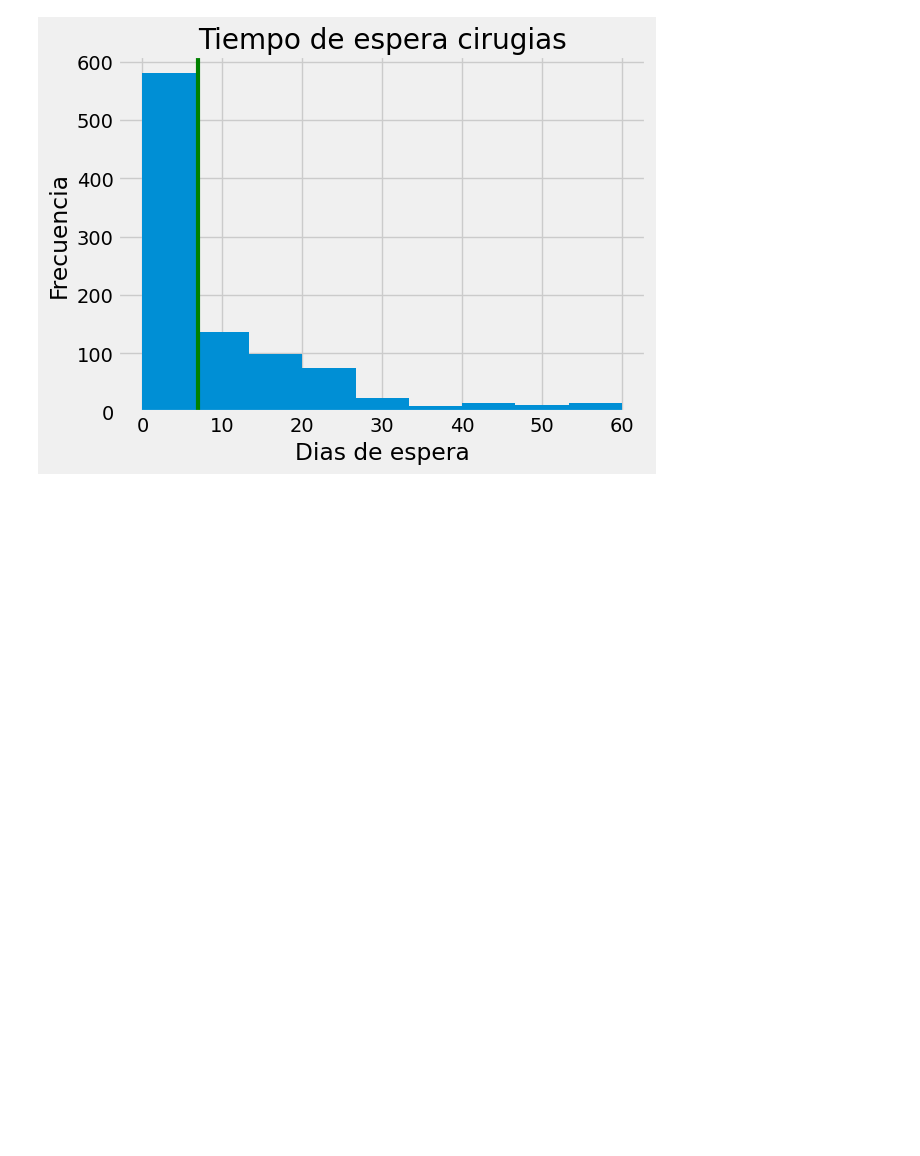
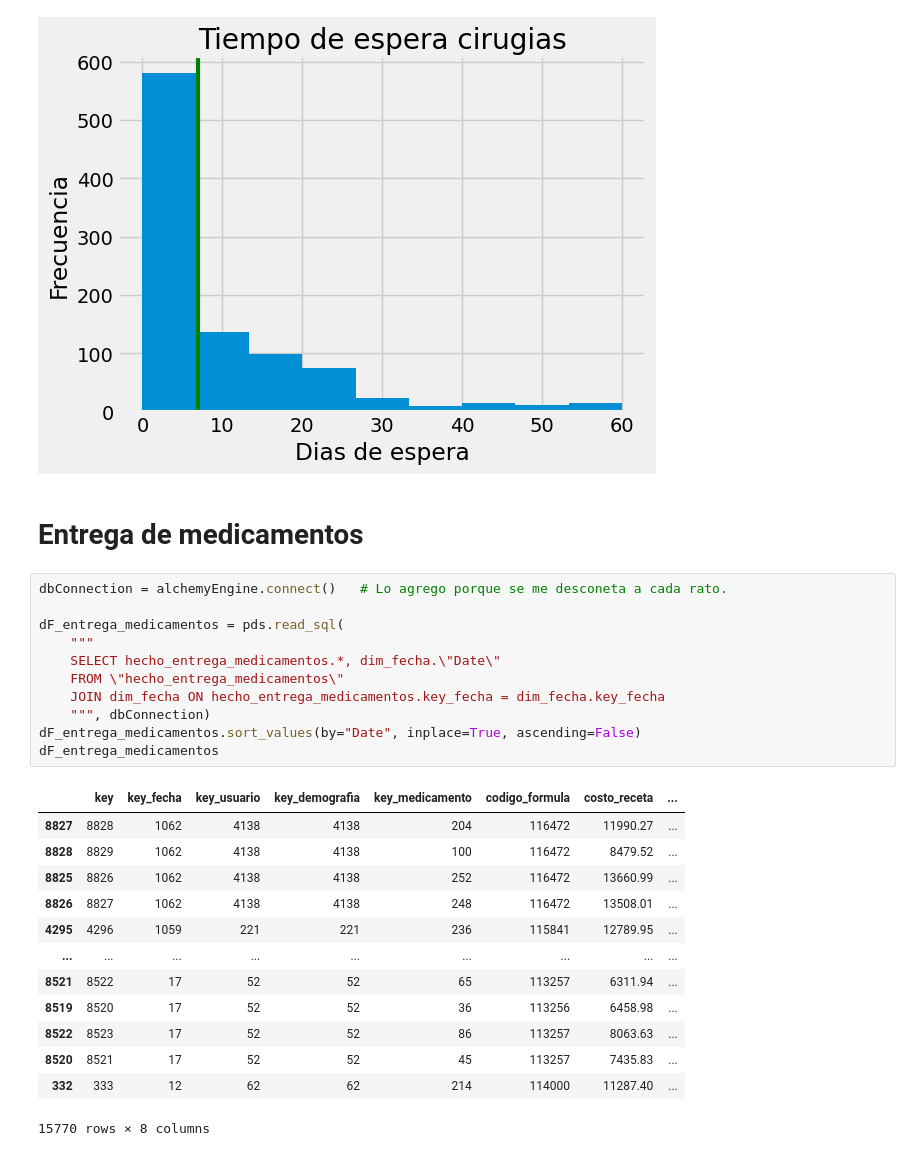
Before and after one commit to Jujo2040751/Proyecto-DataScience, a Jupyter notebook: proy.ipynb, the cells around one changed output. Cells and saved outputs as stored; diff of their text form; blank space fills up the shorter version.

```diff
--- a/proy.ipynb
+++ b/proy.ipynb
@@ -108,3 +108,30 @@ plt.grid(True)
 plt.show()
 # %% [output]
 [figure]
+# %% [markdown]
+# Entrega de medicamentos
+# %%
+dbConnection = alchemyEngine.connect()   # Lo agrego porque se me desconeta a cada rato.
+
+dF_entrega_medicamentos = pds.read_sql(
+    """
+    SELECT hecho_entrega_medicamentos.*, dim_fecha.\"Date\"
+    FROM \"hecho_entrega_medicamentos\"
+    JOIN dim_fecha ON hecho_entrega_medicamentos.key_fecha = dim_fecha.key_fecha
+    """, dbConnection)
+dF_entrega_medicamentos.sort_values(by="Date", inplace=True, ascending=False)
+dF_entrega_medicamentos
+# %% [output]
+|  | key | key_fecha | key_usuario | key_demografia | key_medicamento | codigo_formula | costo_receta | ... |
+| 8827 | 8828 | 1062 | 4138 | 4138 | 204 | 116472 | 11990.27 | ... |
+| 8828 | 8829 | 1062 | 4138 | 4138 | 100 | 116472 | 8479.52 | ... |
+| 8825 | 8826 | 1062 | 4138 | 4138 | 252 | 116472 | 13660.99 | ... |
+| 8826 | 8827 | 1062 | 4138 | 4138 | 248 | 116472 | 13508.01 | ... |
+| 4295 | 4296 | 1059 | 221 | 221 | 236 | 115841 | 12789.95 | ... |
+| ... | ... | ... | ... | ... | ... | ... | ... | ... |
+| 8521 | 8522 | 17 | 52 | 52 | 65 | 113257 | 6311.94 | ... |
+| 8519 | 8520 | 17 | 52 | 52 | 36 | 113256 | 6458.98 | ... |
+| 8522 | 8523 | 17 | 52 | 52 | 86 | 113257 | 8063.63 | ... |
+| 8520 | 8521 | 17 | 52 | 52 | 45 | 113257 | 7435.83 | ... |
+| 332 | 333 | 12 | 62 | 62 | 214 | 114000 | 11287.40 | ... |
+15770 rows × 8 columns
```
Also changed, not shown: parts of 6 cells of this notebook.
